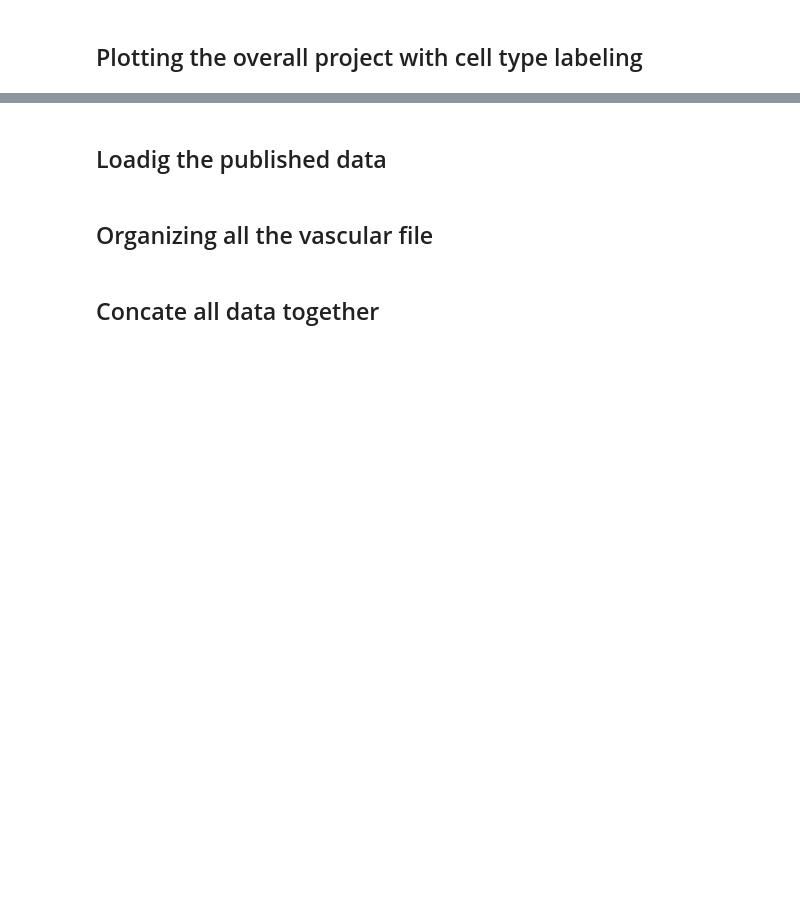
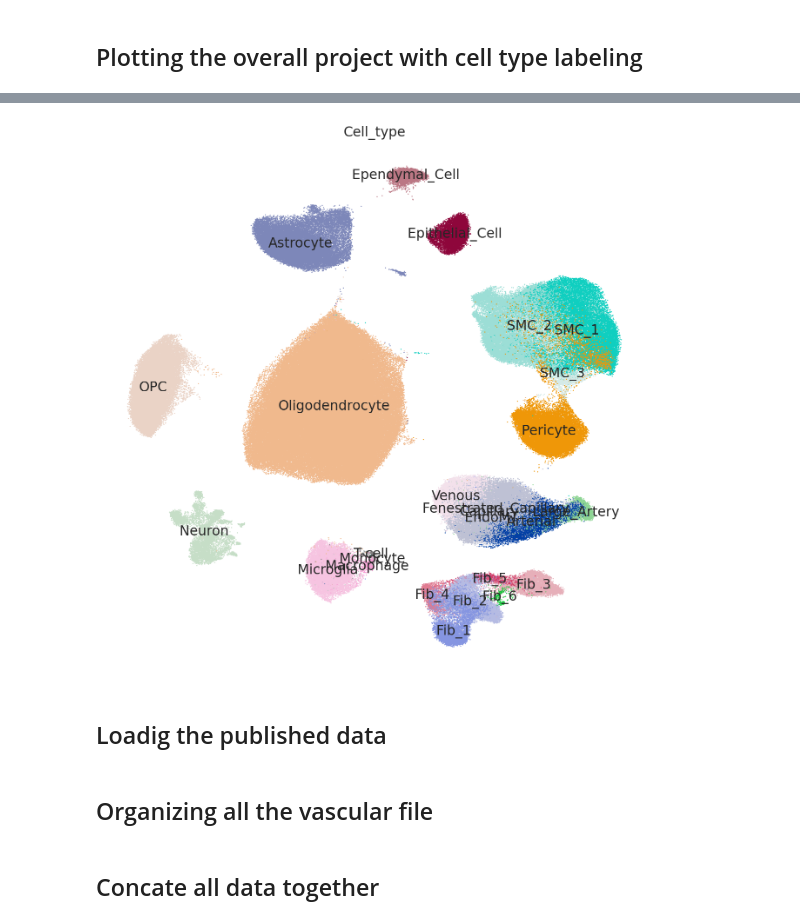
Before and after one commit to Knight-Initiative-for-Brain-Resilience/human-brain-vascular-atlas, a Jupyter notebook: Final_notebook/04.1.py_integrate_with_other_datasets.ipynb, the cells around one changed output, grey strips where cells are left out. Saved outputs shown, nothing was run; the diff lists cells and outputs as text; code cells hidden in the pictures; blank space fills up the shorter version.

```diff
--- a/Final_notebook/04.1.py_integrate_with_other_datasets.ipynb
+++ b/Final_notebook/04.1.py_integrate_with_other_datasets.ipynb
@@ -31,7 +49,7 @@ else:
 # %%
 ## general setting
 sc.settings.set_figure_params(dpi=200, facecolor="white")
-PATH = "/scratch/users/aliu10/vascular"
+PATH = "/home/kibr/Work/Vascular_atlas"
 
 ## set path and parameters
 os.chdir(PATH)
@@ -40,6 +58,6 @@ sns.set_theme(palette='viridis')
 torch.set_float32_matmul_precision("high")
 # %%
 # --- load query data ---
-adata = sc.read_h5ad(PATH + "/Results/Revision_2/clean_object_revision_03032026.h5ad")
+adata = sc.read_h5ad(PATH + "/Results/Revision_3/clean_object_revision_04242026_clean.h5ad")
 print(adata)
 print(adata.X[:20,:20])
@@ -46,7 +109,7 @@ print(adata.X[:20,:20])
 # %% [markdown]
 ## Plotting the overall project with cell type labeling
 # %%
-sc.settings.figdir = f"{PATH}/Results/Revision_2/Figures/"
+sc.settings.figdir = f"{PATH}/Results/Revision_3/Figures/"
 sc.set_figure_params(figsize=(10, 10), frameon=False)
 sc.pl.embedding(
     adata,
@@ -59,3 +122,4 @@ sc.pl.embedding(
     legend_fontweight='light',
     save=f"_overall_data_cell_type.svg"
 )
+# %% [output]
@@ -62,3 +127,4 @@ sc.pl.embedding(
+[figure, added]
 # %% [markdown]
 ## Loadig the published data
 # %%
```
Also changed, not shown: parts of 4 cells of this notebook, 13 other files.
